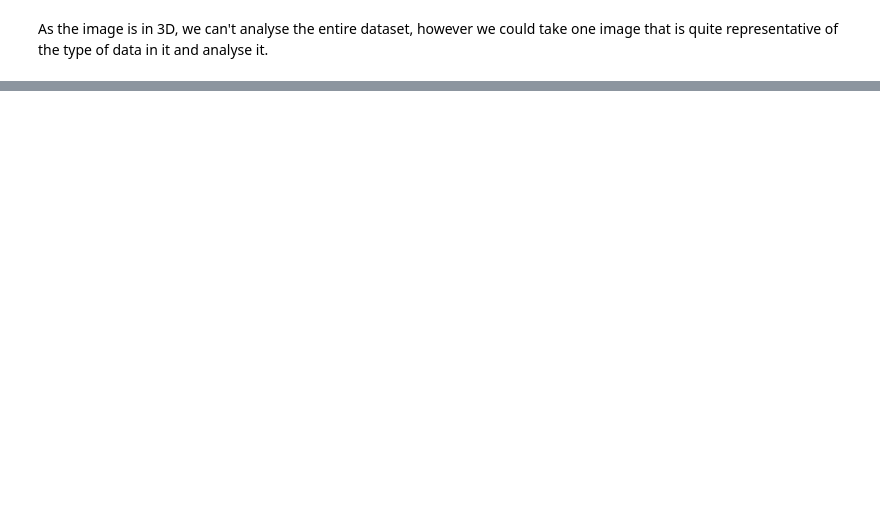
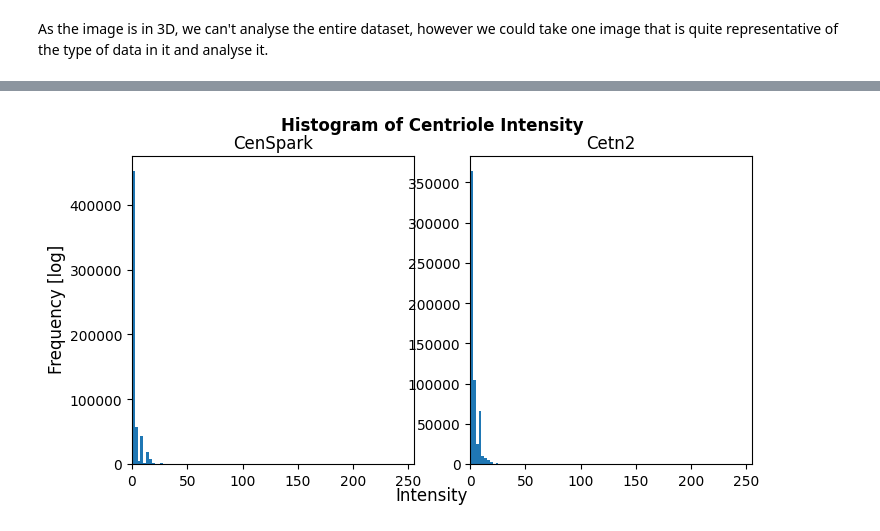
Before and after one commit to UPGON/Zfish_Centrioles_Tracking_Pipeline, a Jupyter notebook: colocalisation_analysis.ipynb, the cells around one changed output, grey strips where cells are left out. Saved outputs shown, nothing was run; the diff lists cells and outputs as text; code cells hidden in the pictures; blank space fills up the shorter version.

```diff
--- a/colocalisation_analysis.ipynb
+++ b/colocalisation_analysis.ipynb
@@ -59 +92,15 @@ axes[0,2].imshow(img[2], cmap="grays")
+# %%
+fig, axes = plt.subplots(1,2, figsize = (8,4))
+axes[0].hist(img[0].flatten(), bins = 100)
+axes[0].set_title('CenSpark')
+axes[0].set_xlim(0, img.max())
+axes[1].hist(img[1].flatten(), bins = 100)
+axes[1].set_title('Cetn2')
+axes[1].set_xlim(0, img.max())
+fig.suptitle("Histogram of Centriole Intensity", fontweight='bold')
+fig.supxlabel('Intensity')
+fig.supylabel('Frequency [log]')
+plt.show()
+# %% [output]
+[figure, added]
 # %%
```
Also changed, not shown: parts of 27 cells of this notebook, 2 other files.
